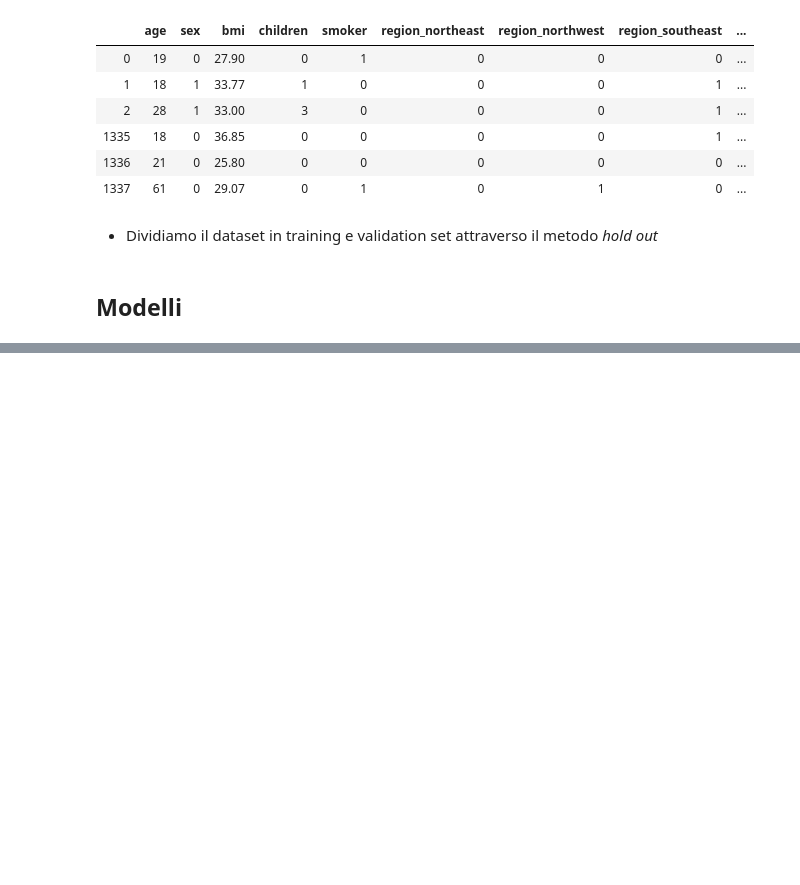
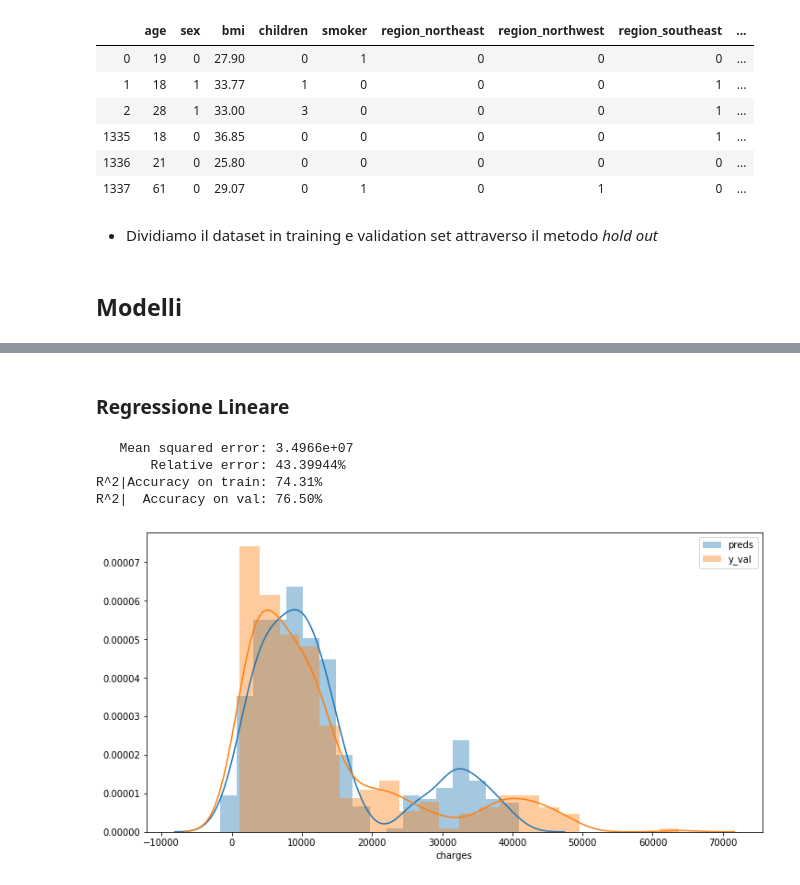
Before and after one commit to eliamarcantognini/DI_project, a Jupyter notebook: DI_Project.ipynb, the cells around one changed output, grey strips where cells are left out. Saved outputs shown, nothing was run; the diff lists cells and outputs as text; code cells hidden in the pictures; blank space fills up the shorter version.

```diff
--- a/DI_Project.ipynb
+++ b/DI_Project.ipynb
@@ -410,4 +408,0 @@ plrm.score(X_val, y_val)
-# %%
-model = KernelRidge(alpha=1, kernel='poly', degree=2)
-model.fit(X_train, y_train)
-model.score(X_val, y_val)
@@ -474,0 +488,14 @@ pd.Series(model.coef_, index=X_train.columns)
+# %% [markdown]
+### Regressione Lineare
+# %%
+model = LinearRegression()
+model.fit(X_train, y_train)
+model.score(X_val, y_val)
+mse, re, r2 = print_eval(model)
+save_results('LinReg', mse, re, r2)
+# %% [output]
+   Mean squared error: 3.4966e+07
+       Relative error: 43.39944%
+R^2|Accuracy on train: 74.31%
+R^2|  Accuracy on val: 76.50%
+[figure, added]
```
Also changed, not shown: parts of 46 cells of this notebook.
